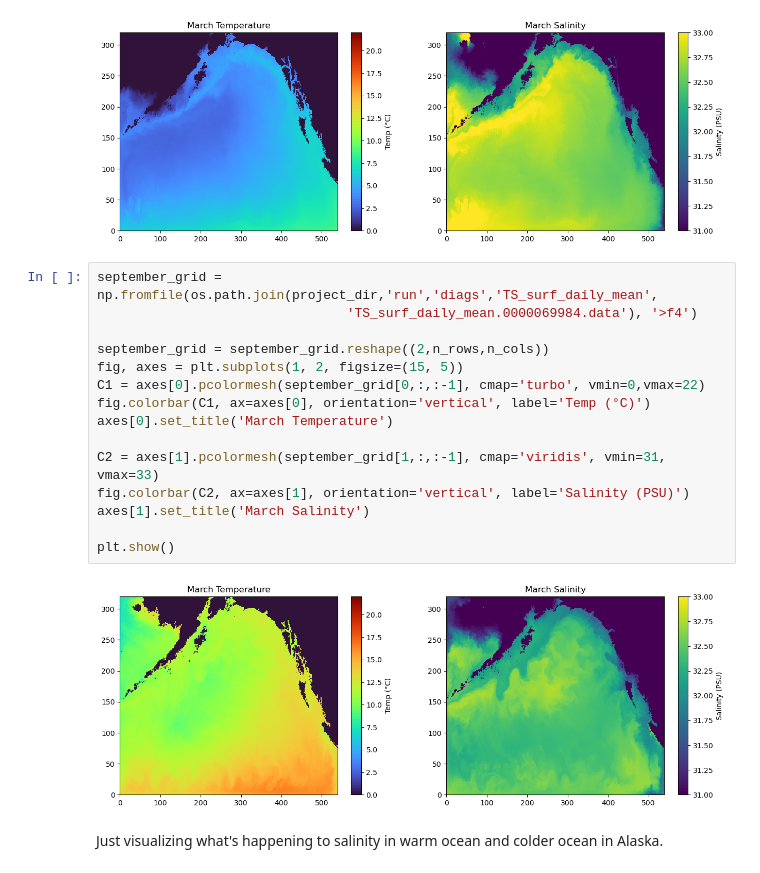
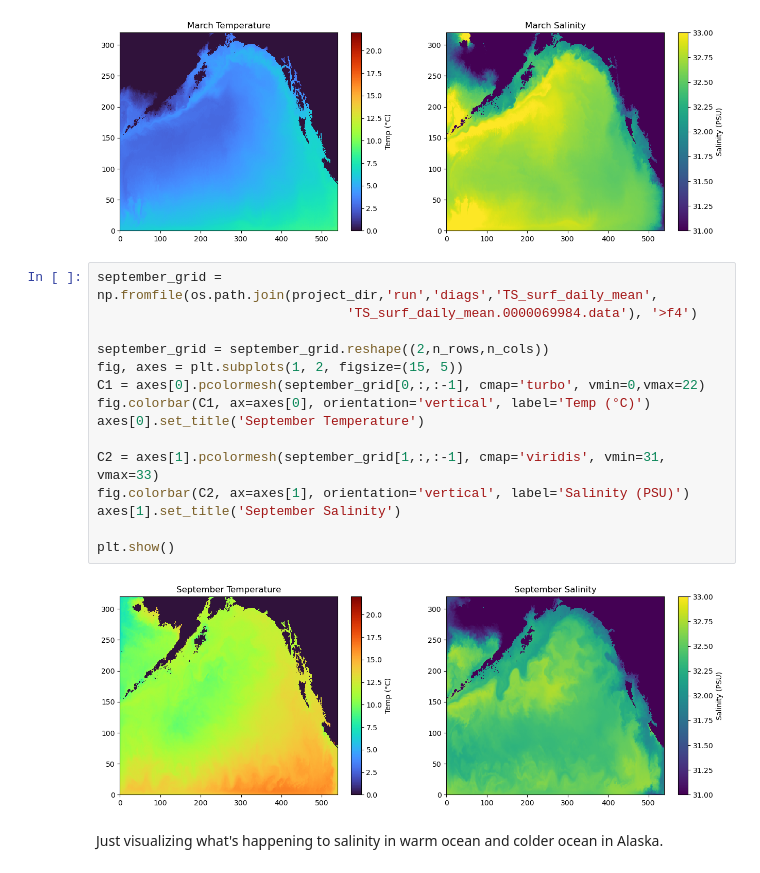
Before and after one commit to Kouryl/cs185c, a Jupyter notebook: project/notebooks/Answering the Science Question.ipynb, the cells around one changed output. Drawn from its saved outputs; the diff is of its cells as text.

```diff
--- a/project/notebooks/Answering the Science Question.ipynb
+++ b/project/notebooks/Answering the Science Question.ipynb
@@ -147,19 +147,19 @@ plt.show()
 # %%
 september_grid = np.fromfile(os.path.join(project_dir,'run','diags','TS_surf_daily_mean',
                                 'TS_surf_daily_mean.0000069984.data'), '>f4')
 
 september_grid = september_grid.reshape((2,n_rows,n_cols))
 fig, axes = plt.subplots(1, 2, figsize=(15, 5))
 C1 = axes[0].pcolormesh(september_grid[0,:,:-1], cmap='turbo', vmin=0,vmax=22)
 fig.colorbar(C1, ax=axes[0], orientation='vertical', label='Temp (°C)')
-axes[0].set_title('March Temperature')
+axes[0].set_title('September Temperature')
 
 C2 = axes[1].pcolormesh(september_grid[1,:,:-1], cmap='viridis', vmin=31, vmax=33)
 fig.colorbar(C2, ax=axes[1], orientation='vertical', label='Salinity (PSU)')
-axes[1].set_title('March Salinity')
+axes[1].set_title('September Salinity')
 
 plt.show()
 # %% [output]
-[figure, old version]
+[figure, new version]
 # %% [markdown]
 Just visualizing what's happening to salinity in warm ocean and colder ocean in Alaska.
```
